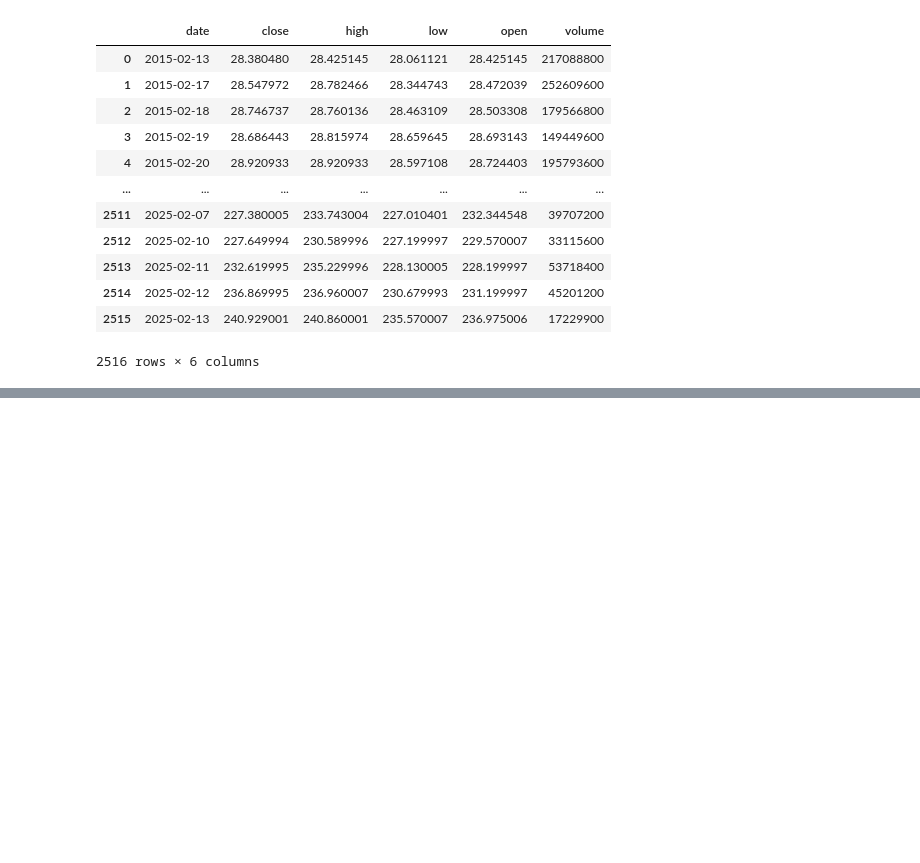
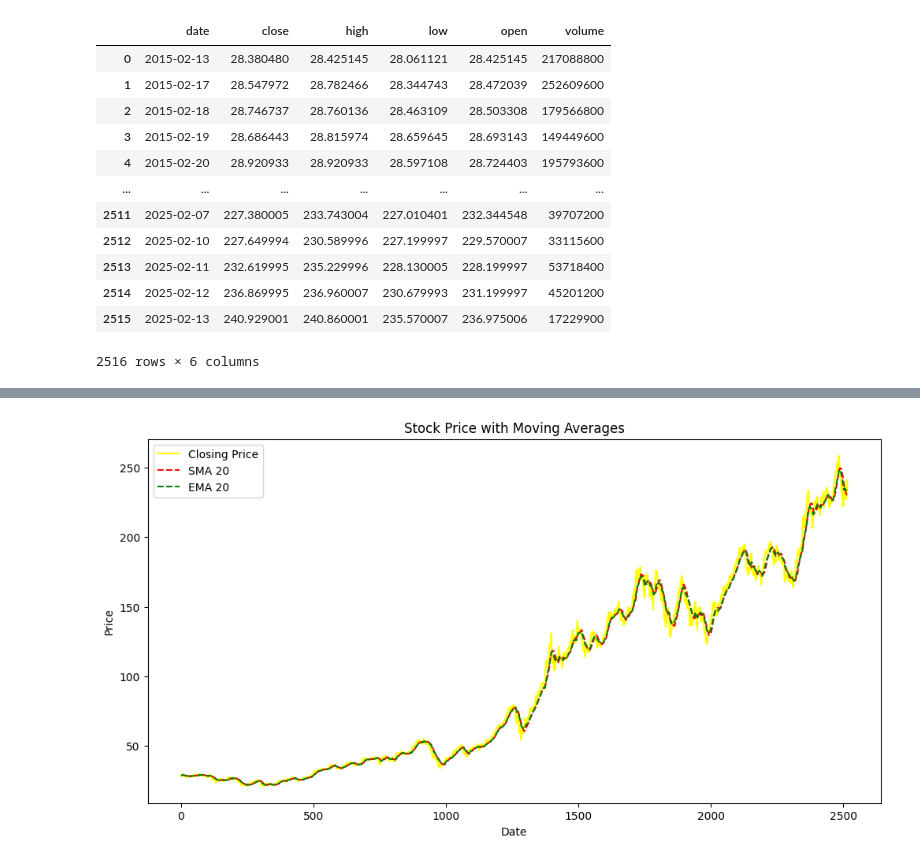
Before and after one commit to akhii-leesh/StockPricePrediction, a Jupyter notebook: stockprice.ipynb, the cells around one changed output, grey strips where cells are left out. Saved outputs shown, nothing was run; the diff lists cells and outputs as text; code cells hidden in the pictures; blank space fills up the shorter version.

```diff
--- a/stockprice.ipynb
+++ b/stockprice.ipynb
@@ -166,0 +178,13 @@ stock_data["CCI"] = TA.CCI(stock_data)
+# %%
+# moving averages
+plt.figure(figsize=(12,6))
+plt.plot(stock_data.index, stock_data["close"], label="Closing Price", color='yellow')
+plt.plot(stock_data.index, stock_data["SMA_20"], label="SMA 20", linestyle="dashed", color='red')
+plt.plot(stock_data.index, stock_data["EMA_20"], label="EMA 20", linestyle="dashed", color='green')
+plt.xlabel("Date")
+plt.ylabel("Price")
+plt.title("Stock Price with Moving Averages")
+plt.legend()
+plt.show()
+# %% [output]
+[figure, added]
```
Also changed, not shown: parts of 5 cells of this notebook, 1 other file.
